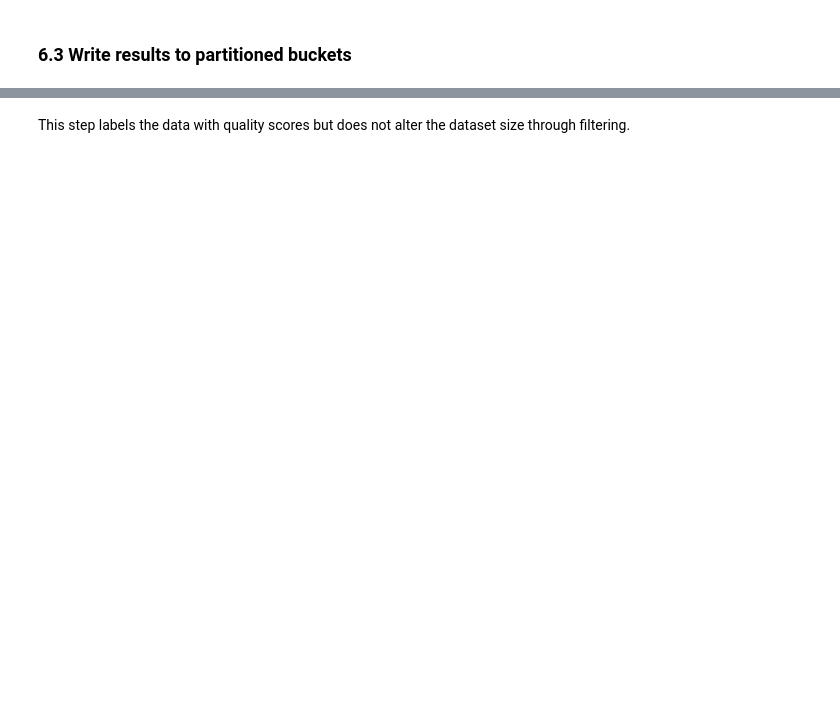
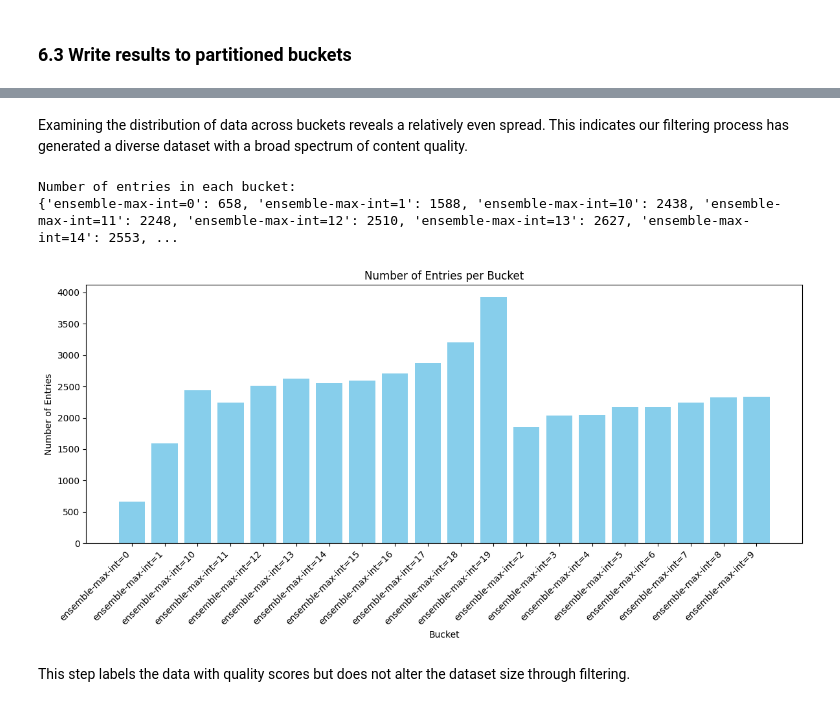
Before and after one commit to NVIDIA/NeMo-Curator, a Jupyter notebook: tutorials/nemotron-cc/nemotron_cc.ipynb, the cells around one changed output, grey strips where cells are left out. Drawn from its saved outputs; the diff is of its cells as text; code cells hidden in the pictures; blank space fills up the shorter version.

```diff
--- a/tutorials/nemotron-cc/nemotron_cc.ipynb
+++ b/tutorials/nemotron-cc/nemotron_cc.ipynb
@@ -13,0 +16,9 @@ This tutorial demonstrates how to build Nemotron-CC data curation pipeline (http
+# %%
+# !pip install mermaid-python
+from mermaid import Mermaid
+
+with open("flowchart.txt", "r") as f:
+    mermaid_code = f.read()
+
+# Create and display the diagram
+Mermaid(mermaid_code)
@@ -1038,3 +1053,45 @@ first_bucket.head()
+# %% [markdown]
+Examining the distribution of data across buckets reveals a relatively even spread. This indicates our filtering process has generated a diverse dataset with a broad spectrum of content quality.
+# %%
+import glob
+import os
+import matplotlib.pyplot as plt
+import pandas as pd
+import numpy as np
+
+bucket_counts = {}
+for bucket in all_buckets:
+    bucket_path = os.path.join(output_bucketed_results, bucket)
+    parquet_files = glob.glob(os.path.join(bucket_path, '*.parquet'))
+
+    count = 0
+    for file in parquet_files:
+        try:
+            df = pd.read_parquet(file)
+            count += len(df)
+        except Exception as e:
+            print(f"Error reading {file}: {e}")
+    bucket_counts[bucket] = count
+
+print("Number of entries in each bucket:")
+print(bucket_counts)
+
+# Create a bar plot of bucket counts
+plt.figure(figsize=(12, 6))
+buckets = list(bucket_counts.keys())
+counts = list(bucket_counts.values())
+
+plt.bar(buckets, counts, color='skyblue')
+plt.xlabel("Bucket")
+plt.ylabel("Number of Entries")
+plt.title("Number of Entries per Bucket")
+plt.xticks(rotation=45, ha='right')  # Rotate x-axis labels for better readability
+plt.tight_layout()  # Adjust layout to prevent labels from overlapping
+plt.show()
+# %% [output]
+Number of entries in each bucket:
+{'ensemble-max-int=0': 658, 'ensemble-max-int=1': 1588, 'ensemble-max-int=10': 2438, 'ensemble-max-int=11': 2248, 'ensemble-max-int=12': 2510, 'ensemble-max-int=13': 2627, 'ensemble-max-int=14': 2553, ...
+[figure, added]
 # %% [markdown]
 This step labels the data with quality scores but does not alter the dataset size through filtering.
 # %%
```
Also changed, not shown: parts of 21 cells of this notebook, 3 other files.
